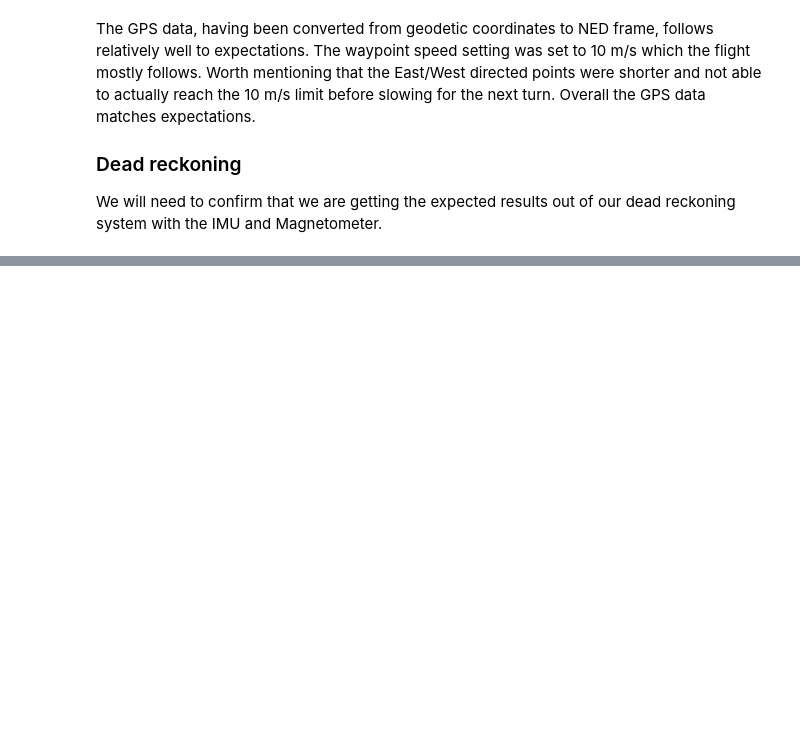
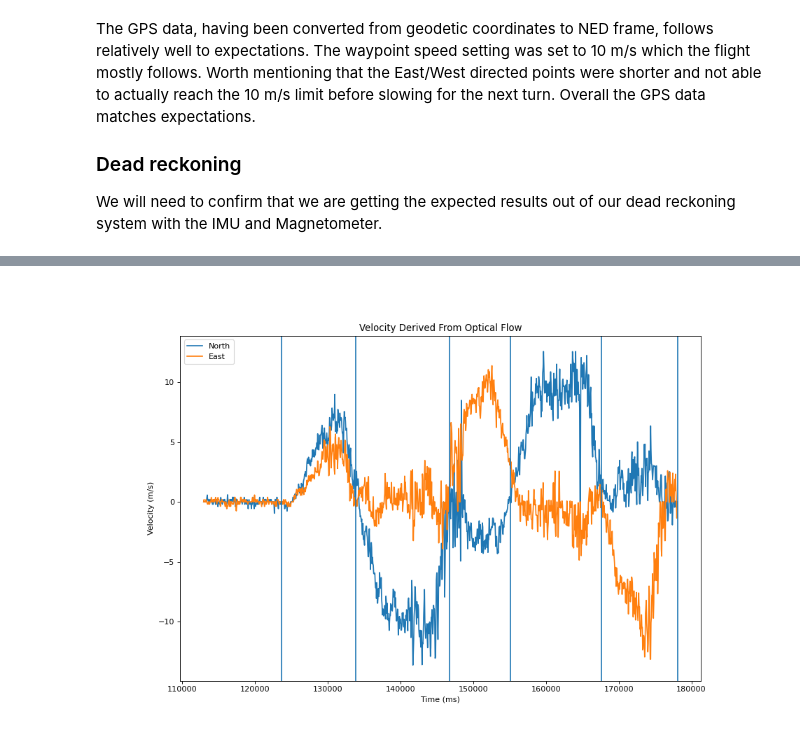
Before and after one commit to BaileySri/Practical-Software-Defense-for-GPS-Spoofing-on-a-Hobby-UAV-Offline, a Jupyter notebook: notebooks/0.1-bks-benign.ipynb, the cells around one changed output, grey strips where cells are left out. Saved outputs shown, nothing was run; the diff lists cells and outputs as text; code cells hidden in the pictures; blank space fills up the shorter version.

```diff
--- a/notebooks/0.1-bks-benign.ipynb
+++ b/notebooks/0.1-bks-benign.ipynb
@@ -361,0 +348,16 @@ simple_time_plot(cUS.cUS[2:], acc_alt,lines=[WP1[0], WP1[1], WP2[1], WP3[1], WP4
+# %%
+from confirmation.process import body_to_earth2D
+
+#Convert optical flow and rangefinder to OF Velocity in body frame
+of_vel_bf = pd.DataFrame(data={"OF Forward":ofMS.frF * ofMS.rf/100,
+                               "OF Right":ofMS.frR * ofMS.rf/100})
+
+earth_frame = body_to_earth2D(of_vel_bf["OF Forward"], of_vel_bf["OF Right"], ofMS.m00, ofMS.m10)
+
+simple_time_plot([ofMS.ofMS, ofMS.ofMS],
+                 [earth_frame.North, earth_frame.East],
+                 units=["ms", "Velocity (m/s)"],
+                 title="Velocity Derived From Optical Flow",
+                 lines=[WP1[0]/1000, WP1[1]/1000, WP2[1]/1000, WP3[1]/1000, WP4[1]/1000, WP5[1]/1000])
+# %% [output]
+[figure, added]
```
Also changed, not shown: parts of 13 cells of this notebook, 2 other files.
